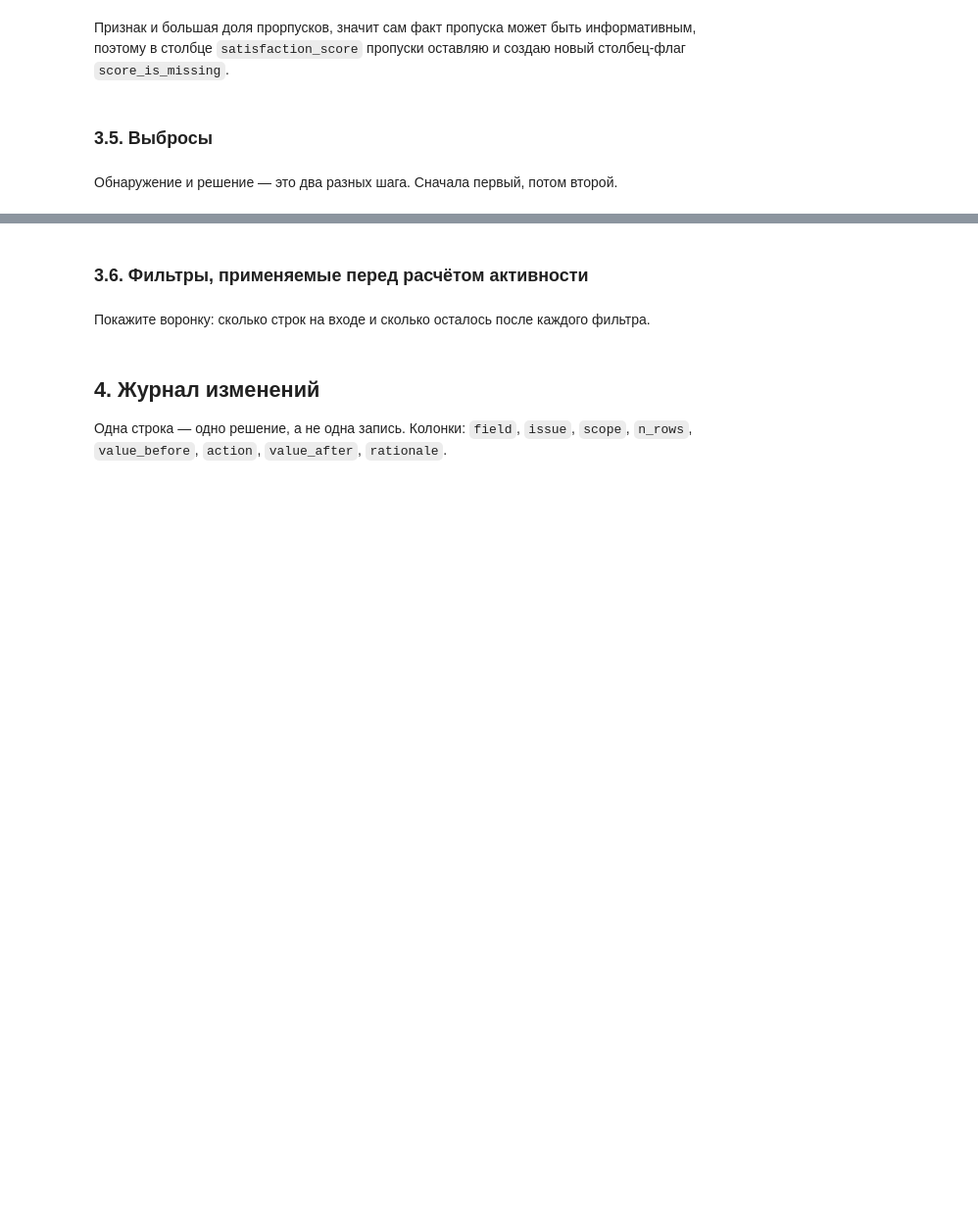
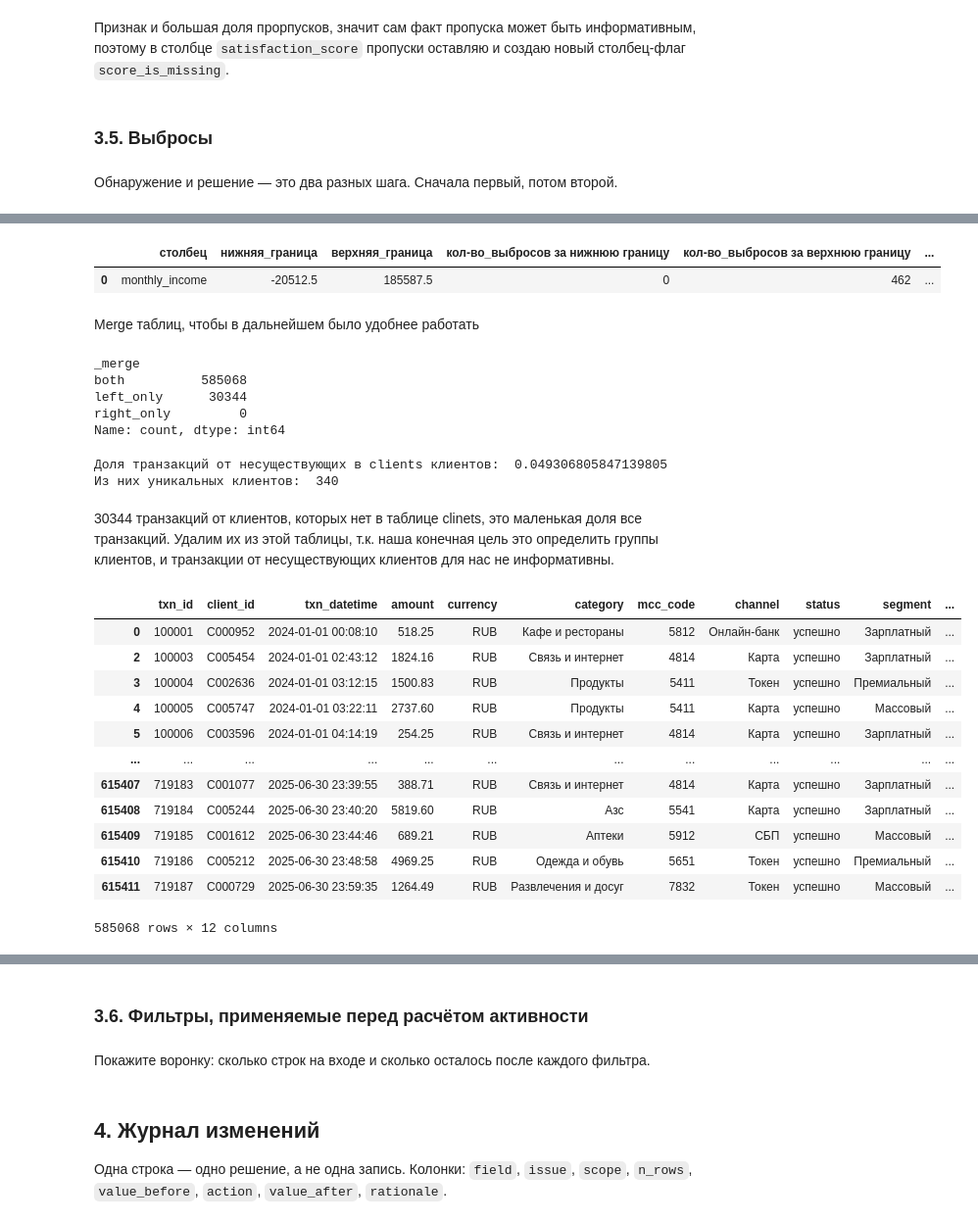
Before and after one commit to mashamis/Mischenko_Maria_Lab1, a Jupyter notebook: 01_analysis.ipynb, the cells around one changed output, grey strips where cells are left out. Shown at 98% size. Cells and saved outputs as stored; diff of their text form; code cells hidden in the pictures; blank space fills up the shorter version.

Commit message:
3.4 - Missing values(changes), 3.5 - Outliers(partially)

```diff
--- a/01_analysis.ipynb
+++ b/01_analysis.ipynb
@@ -729,0 +773,3 @@ Private       201.0  379668.231343  164638.808436  209.6  267000.0  348100.0  47
+# %%
+mask = (clients_clean["monthly_income"] < 1000) & (clients_clean["monthly_income"] > 0)
+clients_clean.loc[mask, "monthly_income"] *= 1000
@@ -734,5 +789,5 @@ Private       201.0  379668.231343  164638.808436  209.6  267000.0  348100.0  47
 # %%
 # заменяем пропуски медианой по сегменту
 income_median = clients_clean.groupby("segment")["monthly_income"].transform("median")
-clients_clean["monthly_income_filled"] = clients_clean["monthly_income"].fillna(income_median)
+clients_clean["monthly_income"] = clients_clean["monthly_income"].fillna(income_median)
 # %%
@@ -780,0 +850,5 @@ clients_clean["score_is_missing"] = clients_clean["satisfaction_score"].isna().a
+# %%
+start = pd.Timestamp("2024-01-01")
+end = pd.Timestamp("2025-06-30")
+transactions_clean = transactions_clean[(transactions_clean["txn_datetime"] >= start) &
+                                        (transactions_clean["txn_datetime"] < end+pd.Timedelta(days=1))]
@@ -781,3 +883,44 @@ clients_clean["score_is_missing"] = clients_clean["satisfaction_score"].isna().a
+# %%
+def iqr_bounds(ser, coef=1.5):
+    q1, q3 = ser.quantile([0.25, 0.75])
+    iqr = q3 - q1
+    return q1 - coef * iqr, q3 + coef * iqr
+
+
+def iqr_report(data, col, coef=1.5):
+    low, up = iqr_bounds(data[col], coef)
+    is_low_out = (data[col] < low)
+    is_up_out = (data[col] > up)
+    outlier_count = is_low_out.sum() + is_up_out.sum()
+    outlier_fraction = outlier_count / data[col].shape[0]
+    row = [{
+        'столбец': col,
+        'нижняя_граница': low,
+        'верхняя_граница': up,
+        'кол-во_выбросов за нижнюю границу': is_low_out.sum(),
+        'кол-во_выбросов за верхнюю границу': is_up_out.sum(),
+        'общее кол-во_выбросов': outlier_count,
+        'общая доля_выбросов_%': outlier_fraction * 100,
+    }]
+
+    return pd.DataFrame(row)
+iqr_report(clients_clean, "monthly_income")
+# %% [output]
+|  | столбец | нижняя_граница | верхняя_граница | кол-во_выбросов за нижнюю границу | кол-во_выбросов за верхнюю границу | ... |
+| 0 | monthly_income | -20512.5 | 185587.5 | 0 | 462 | ... |
+# %% [markdown]
+Merge таблиц, чтобы в дальнейшем было удобнее работать
 # %%
-# даты регистрации и транзакций - сопоставить и сравнить
-# возраст
+# merge таблиц
+merged_tmp = transactions_clean.merge(clients_clean[["client_id", "segment", "card_open_date", "monthly_income"]],
+                    on="client_id",
+                    how="left",
+                    validate="many_to_one",
+                    indicator=True)
+merged_tmp["_merge"].value_counts()
+# %% [output]
+_merge
+both          585068
+left_only      30344
+right_only         0
+Name: count, dtype: int64
@@ -785,0 +927,25 @@ clients_clean["score_is_missing"] = clients_clean["satisfaction_score"].isna().a
+# %%
+print("Доля транзакций от несуществующих в clients клиентов: ", len(merged_tmp[merged_tmp["_merge"] == "left_only"]) / len(merged_tmp))
+print("Из них уникальных клиентов: ", merged_tmp[merged_tmp["_merge"] == "left_only"]["client_id"].nunique())
+# %% [output]
+Доля транзакций от несуществующих в clients клиентов:  0.049306805847139805
+Из них уникальных клиентов:  340
+# %% [markdown]
+30344 транзакций от клиентов, которых нет в таблице clinets, это маленькая доля все транзакций. Удалим их из этой таблицы, т.к. наша конечная цель это определить группы клиентов, и транзакции от несуществующих клиентов для нас не информативны.
+# %%
+merged_tmp = merged_tmp[merged_tmp["_merge"] == "both"].drop(columns="_merge")
+merged_tmp
+# %% [output]
+|  | txn_id | client_id | txn_datetime | amount | currency | category | mcc_code | channel | status | segment | ... |
+| 0 | 100001 | C000952 | 2024-01-01 00:08:10 | 518.25 | RUB | Кафе и рестораны | 5812 | Онлайн-банк | успешно | Зарплатный | ... |
+| 2 | 100003 | C005454 | 2024-01-01 02:43:12 | 1824.16 | RUB | Связь и интернет | 4814 | Карта | успешно | Зарплатный | ... |
+| 3 | 100004 | C002636 | 2024-01-01 03:12:15 | 1500.83 | RUB | Продукты | 5411 | Токен | успешно | Премиальный | ... |
+| 4 | 100005 | C005747 | 2024-01-01 03:22:11 | 2737.60 | RUB | Продукты | 5411 | Карта | успешно | Массовый | ... |
+| 5 | 100006 | C003596 | 2024-01-01 04:14:19 | 254.25 | RUB | Связь и интернет | 4814 | Карта | успешно | Зарплатный | ... |
+| ... | ... | ... | ... | ... | ... | ... | ... | ... | ... | ... | ... |
+| 615407 | 719183 | C001077 | 2025-06-30 23:39:55 | 388.71 | RUB | Связь и интернет | 4814 | Карта | успешно | Зарплатный | ... |
+| 615408 | 719184 | C005244 | 2025-06-30 23:40:20 | 5819.60 | RUB | Азс | 5541 | Карта | успешно | Зарплатный | ... |
+| 615409 | 719185 | C001612 | 2025-06-30 23:44:46 | 689.21 | RUB | Аптеки | 5912 | СБП | успешно | Массовый | ... |
+| 615410 | 719186 | C005212 | 2025-06-30 23:48:58 | 4969.25 | RUB | Одежда и обувь | 5651 | Токен | успешно | Премиальный | ... |
+| 615411 | 719187 | C000729 | 2025-06-30 23:59:35 | 1264.49 | RUB | Развлечения и досуг | 7832 | Токен | успешно | Массовый | ... |
+585068 rows × 12 columns
```
Also changed, not shown: parts of 41 cells of this notebook.
